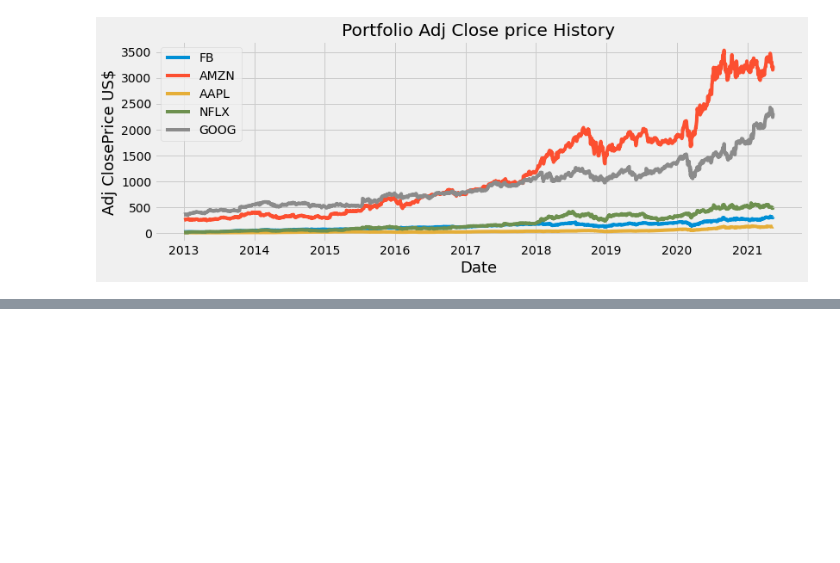
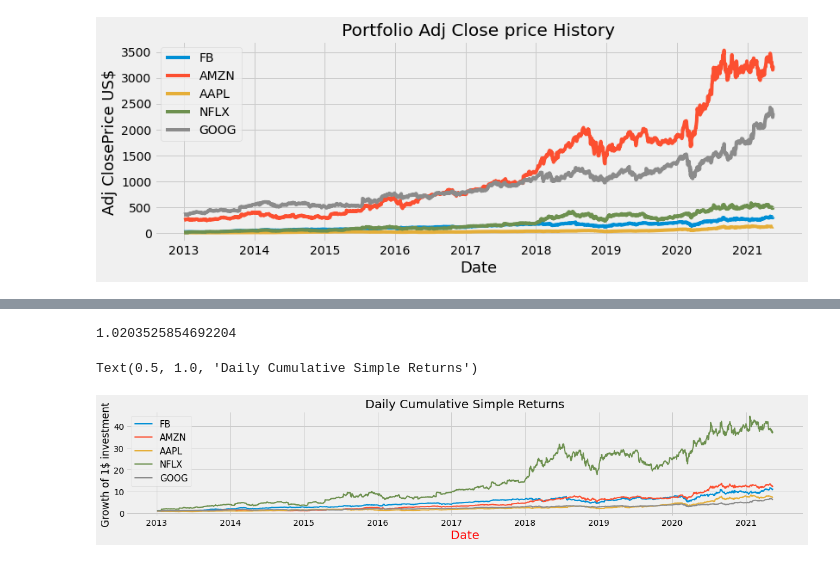
Before and after one commit to rcarasek/Python-for-Investment, a Jupyter notebook: Python_For_FinanceFAANG.ipynb, the cells around one changed output, grey strips where cells are left out. Cells and saved outputs as stored; diff of their text form; code cells hidden in the pictures; blank space fills up the shorter version.

```diff
--- a/Python_For_FinanceFAANG.ipynb
+++ b/Python_For_FinanceFAANG.ipynb
@@ -77,0 +205,6 @@ showGraph(stockSymbols)
+# %%
+# calculate the growth of the investment
+dailyCumulSimpleReturn = (daily_simple_returns + 1).cumprod()
+
+# Show the cumulative simple return
+dailyCumulSimpleReturn
@@ -77,0 +226,19 @@ showGraph(stockSymbols)
+# %%
+# (period_1 + 1) * (period_2 + 1)* .. * (period_n + 1)
+(daily_simple_returns['GOOG'][1]+1) * (daily_simple_returns['GOOG'][2]+1)
+# %% [output]
+1.0203525854692204
+# %%
+# visualize the daily cumulative simple returns
+plt.figure(figsize=(18,3))
+for c in dailyCumulSimpleReturn.columns.values:
+  plt.plot(dailyCumulSimpleReturn.index, dailyCumulSimpleReturn[c], lw=2, label=c)
+
+plt.legend(loc='upper left', fontsize=15)
+plt.xlabel('Date', fontsize=20, color='red')
+plt.ylabel('Growth of 1$ investment')
+plt.title('Daily Cumulative Simple Returns')
+# plt.show()
+# %% [output]
+Text(0.5, 1.0, 'Daily Cumulative Simple Returns')
+[figure, added]
```
Also changed, not shown: parts of 12 cells of this notebook.
